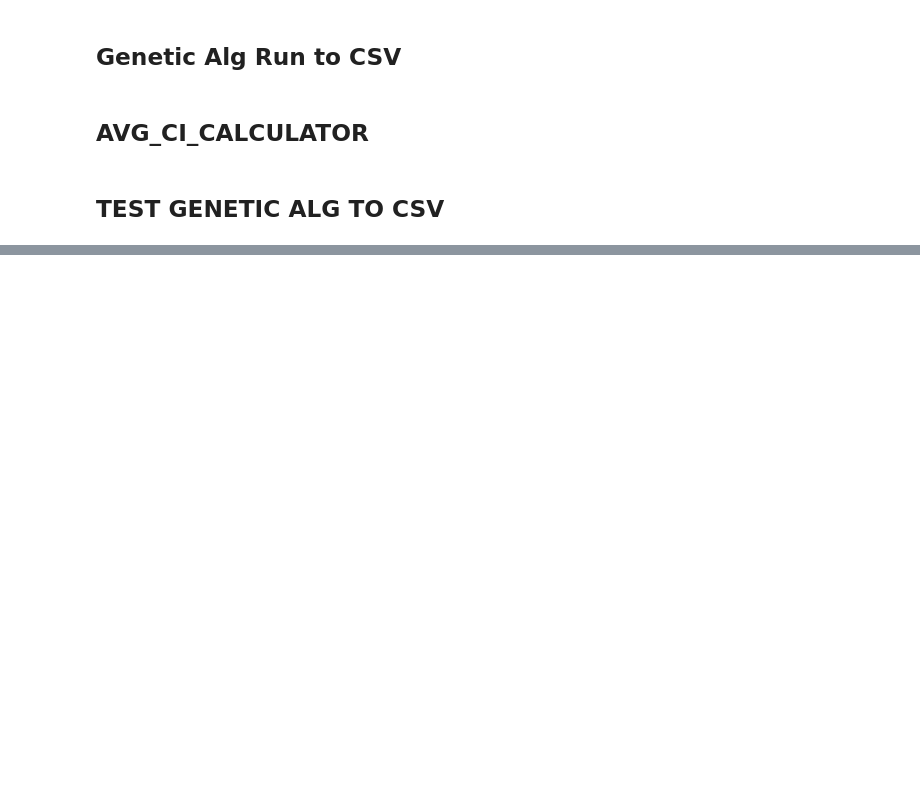
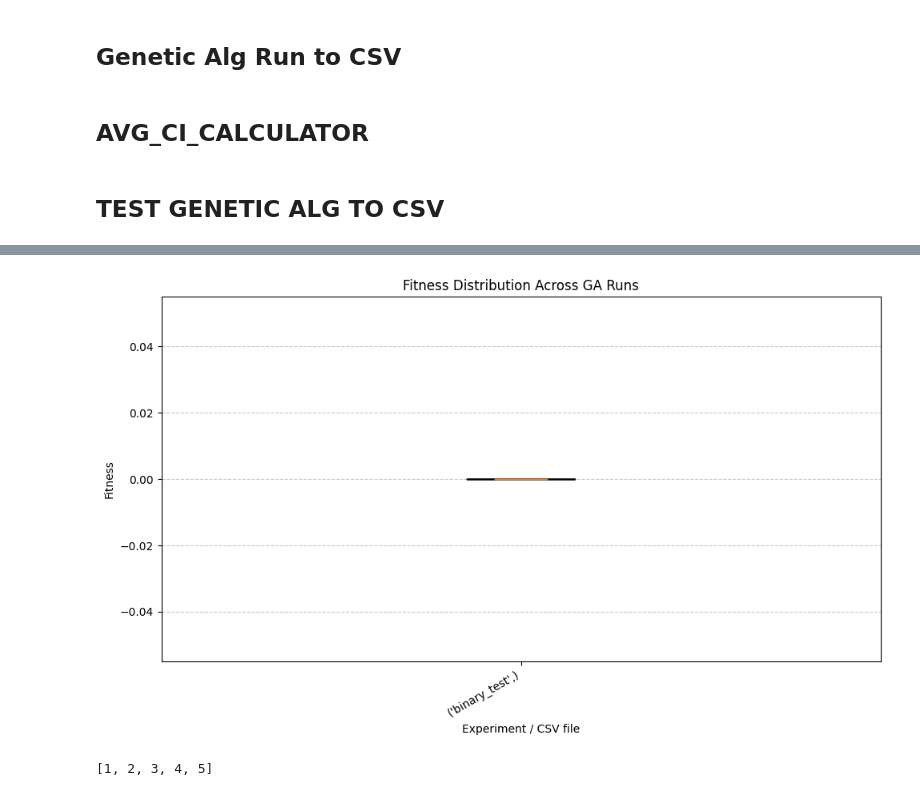
Before and after one commit to LeonardoDiCaterina/Gen_Alg1_RunningDinner, a Jupyter notebook: Notebooks/SelMechDemo.ipynb, the cells around one changed output, grey strips where cells are left out. Drawn from its saved outputs; the diff is of its cells as text; code cells hidden in the pictures; blank space fills up the shorter version.

```diff
--- a/Notebooks/SelMechDemo.ipynb
+++ b/Notebooks/SelMechDemo.ipynb
@@ -705,3 +710,6 @@ plot_all_ga_results('Results')
 # minimize fitness based on probability
 def minimize(xo_prob, mut_prob):
     return random.random() < xo_prob and random.random() < mut_prob
+# %%
+df = pd.read_csv("../Results/binary_test.csv", index_col = False)
+df.head()
@@ -707,0 +850,9 @@ def minimize(xo_prob, mut_prob):
+# %%
+arguments = ["../Results/binary_test.csv"]
+boxplot_csv(*arguments)
+# %% [output]
+[figure, added]
+# %%
+print([1,2,3,4,5])
+# %% [output]
+[1, 2, 3, 4, 5]
```
Also changed, not shown: parts of 22 cells of this notebook, 1 other file.
